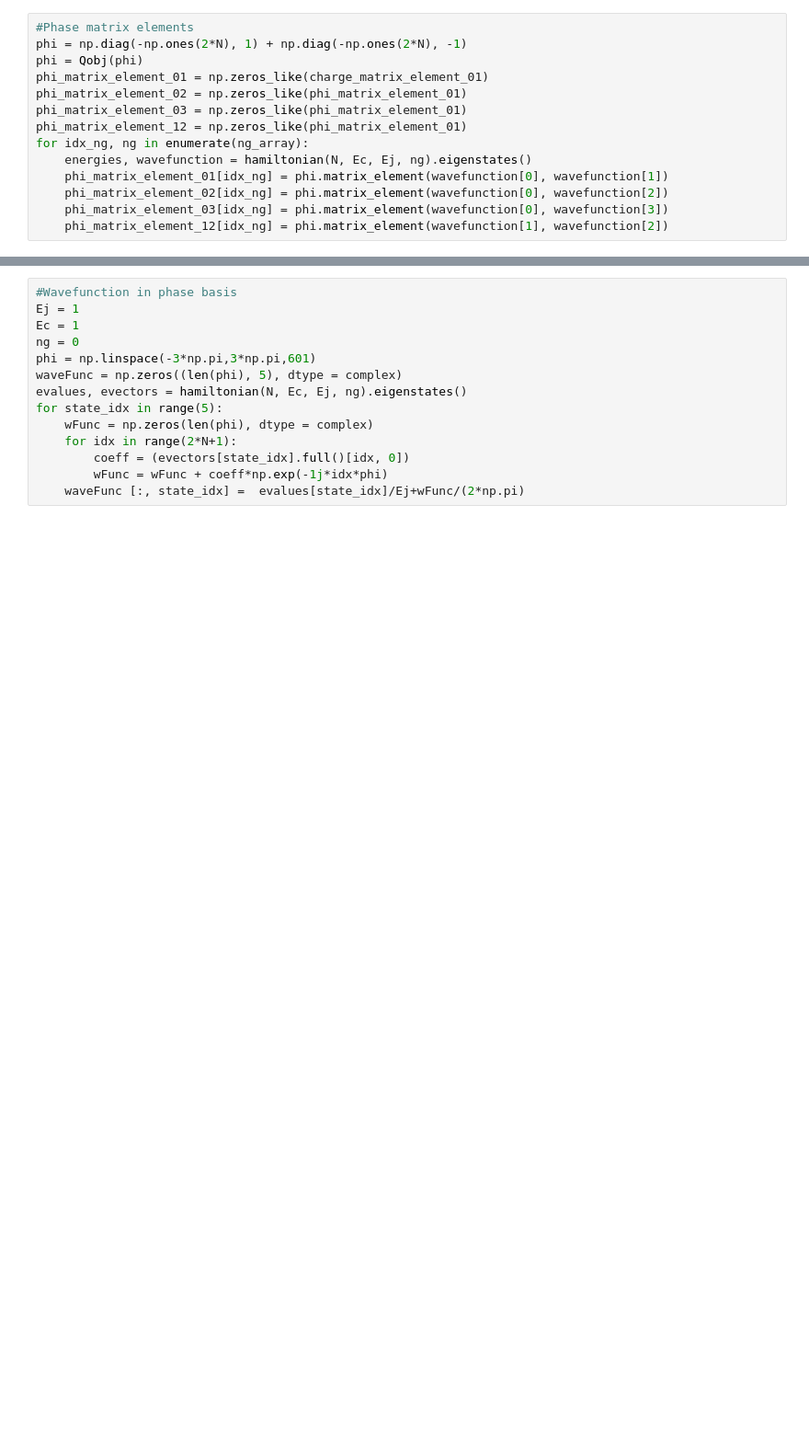
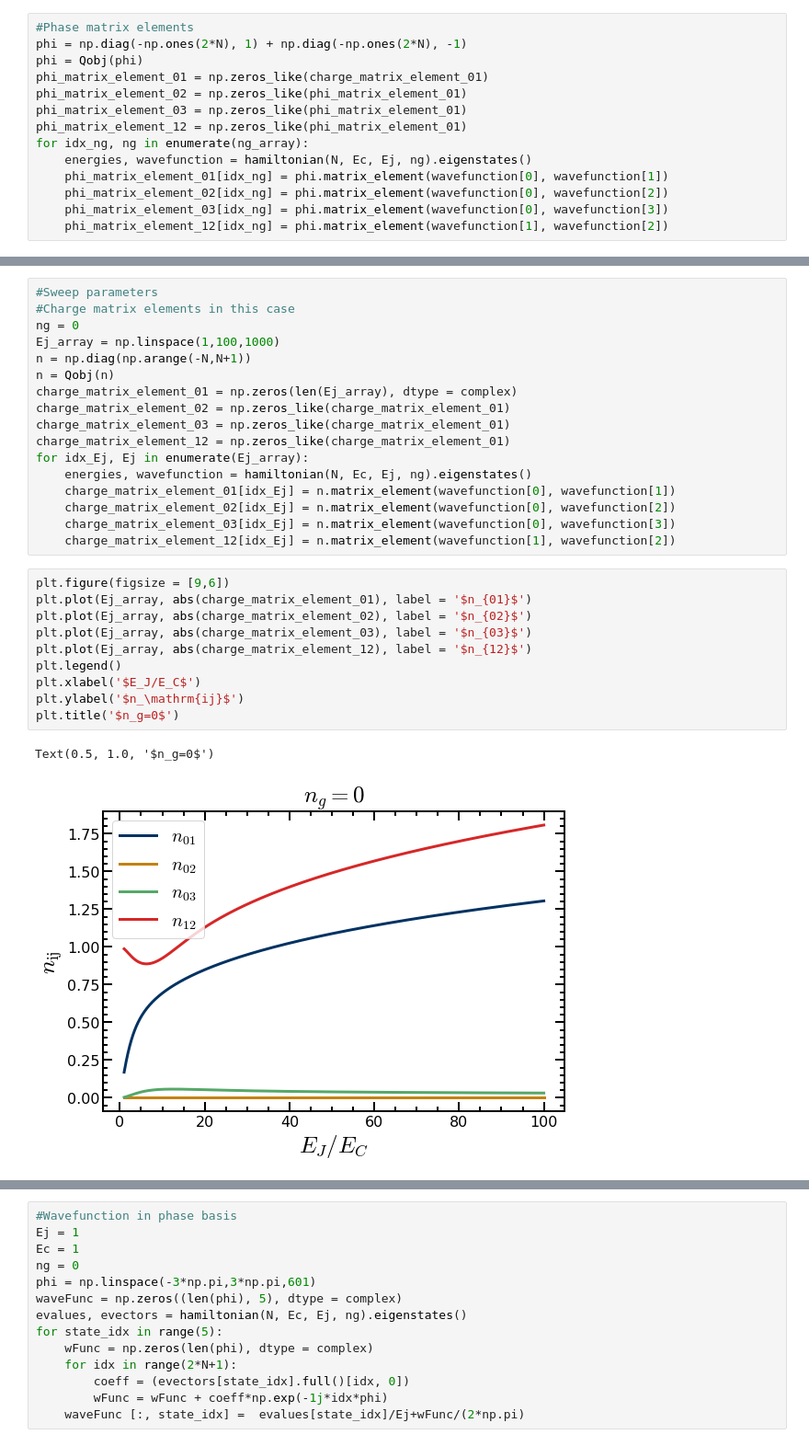
Before and after one commit to qnl/Fluxonium_berkeley, a Jupyter notebook: Notebooks/Charge qubit.ipynb, the cells around one changed output, grey strips where cells are left out. Shown at 92% size. Cells and saved outputs as stored; diff of their text form; blank space fills up the shorter version.

Commit message:
update charge qubit

```diff
--- a/Notebooks/Charge qubit.ipynb
+++ b/Notebooks/Charge qubit.ipynb
@@ -155,0 +156,30 @@ Text(0, 0.5, '$\\phi_\\mathrm{ij}$')
+# %%
+#Sweep parameters
+#Charge matrix elements in this case
+ng = 0
+Ej_array = np.linspace(1,100,1000)
+n = np.diag(np.arange(-N,N+1))
+n = Qobj(n)
+charge_matrix_element_01 = np.zeros(len(Ej_array), dtype = complex)
+charge_matrix_element_02 = np.zeros_like(charge_matrix_element_01)
+charge_matrix_element_03 = np.zeros_like(charge_matrix_element_01)
+charge_matrix_element_12 = np.zeros_like(charge_matrix_element_01)
+for idx_Ej, Ej in enumerate(Ej_array):
+    energies, wavefunction = hamiltonian(N, Ec, Ej, ng).eigenstates()
+    charge_matrix_element_01[idx_Ej] = n.matrix_element(wavefunction[0], wavefunction[1])
+    charge_matrix_element_02[idx_Ej] = n.matrix_element(wavefunction[0], wavefunction[2])
+    charge_matrix_element_03[idx_Ej] = n.matrix_element(wavefunction[0], wavefunction[3])
+    charge_matrix_element_12[idx_Ej] = n.matrix_element(wavefunction[1], wavefunction[2])
+# %%
+plt.figure(figsize = [9,6])
+plt.plot(Ej_array, abs(charge_matrix_element_01), label = '$n_{01}$')
+plt.plot(Ej_array, abs(charge_matrix_element_02), label = '$n_{02}$')
+plt.plot(Ej_array, abs(charge_matrix_element_03), label = '$n_{03}$')
+plt.plot(Ej_array, abs(charge_matrix_element_12), label = '$n_{12}$')
+plt.legend()
+plt.xlabel('$E_J/E_C$')
+plt.ylabel('$n_\mathrm{ij}$')
+plt.title('$n_g=0$')
+# %% [output]
+Text(0.5, 1.0, '$n_g=0$')
+[figure, added]
```
Also changed, not shown: parts of 3 cells of this notebook, 2 other files.
